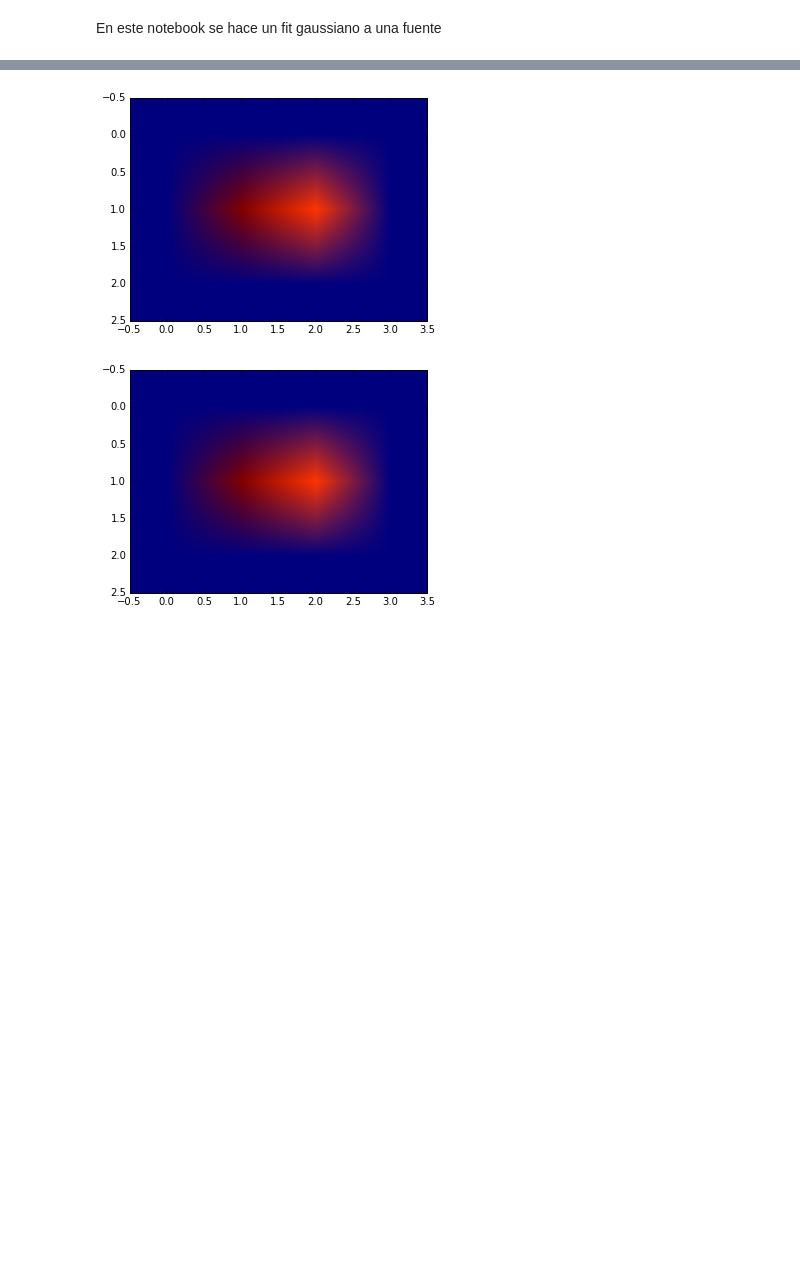
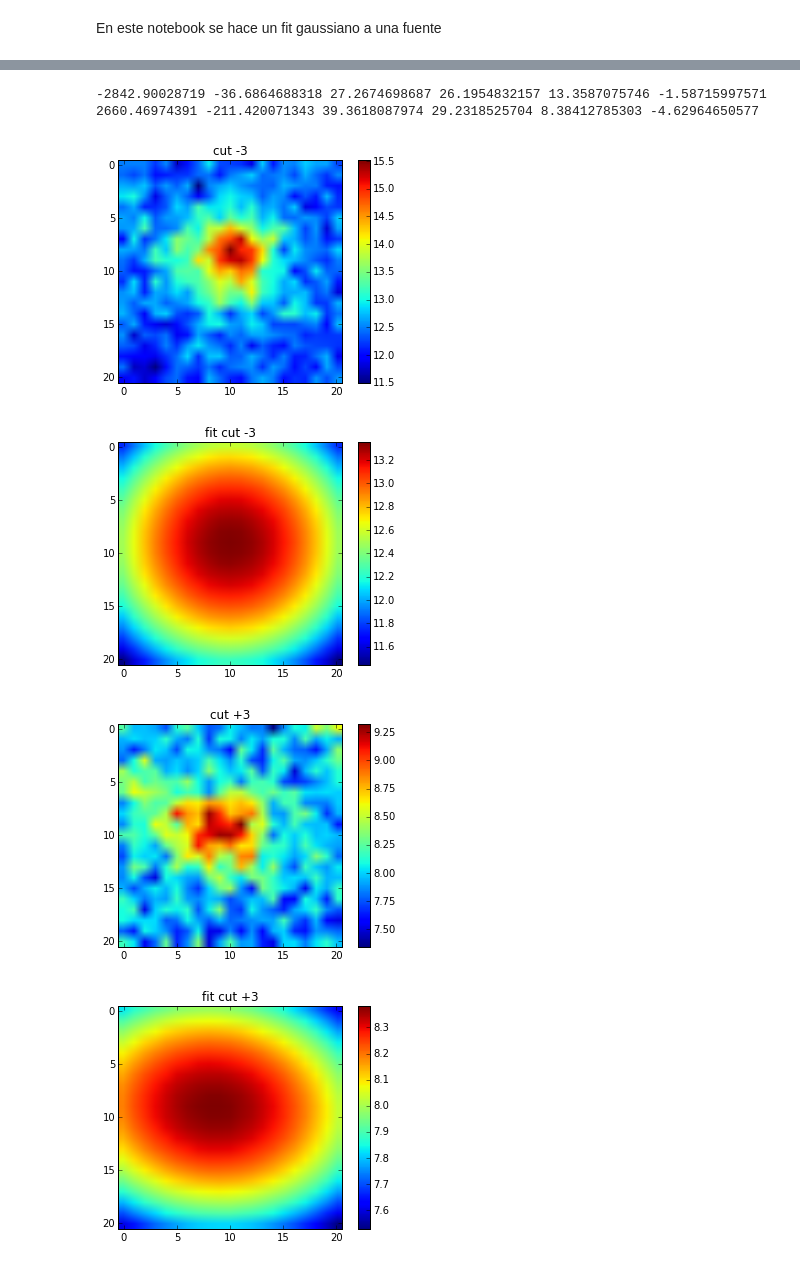
Before and after one commit to mariacamilaremolinagutierrez/MonitoriaInvestigacionLSST, a Jupyter notebook: ModeladoGaussiano.ipynb, the cells around one changed output, grey strips where cells are left out. Cells and saved outputs as stored; diff of their text form; code cells hidden in the pictures; blank space fills up the shorter version.

```diff
--- a/ModeladoGaussiano.ipynb
+++ b/ModeladoGaussiano.ipynb
@@ -140,11 +129,44 @@ print amax(recorte_fit)
-# %%
-imshow(recorte)
-show()
-close()
-
-imshow(recorte_fit)
-show()
-close()
-# %% [output]
-[figure, removed]
-[figure, removed]
+# %%
+cut_1_x_0, cut_1_y_0, cut_1_sigma_x, cut_1_sigma_y, cut_1_amplitude, cut_1_rotation = fit_gaussian(cut_1)
+cut_2_x_0, cut_2_y_0, cut_2_sigma_x, cut_2_sigma_y, cut_2_amplitude, cut_2_rotation = fit_gaussian(cut_2)
+
+print cut_1_x_0, cut_1_y_0, cut_1_sigma_x, cut_1_sigma_y, cut_1_amplitude, cut_1_rotation
+print cut_2_x_0, cut_2_y_0, cut_2_sigma_x, cut_2_sigma_y, cut_2_amplitude, cut_2_rotation
+# %% [output]
+-2842.90028719 -36.6864688318 27.2674698687 26.1954832157 13.3587075746 -1.58715997571
+2660.46974391 -211.420071343 39.3618087974 29.2318525704 8.38412785303 -4.62964650577
+# %%
+cut_1_rotgauss = gaussian(cut_1_x_0, cut_1_y_0, cut_1_sigma_x, cut_1_sigma_y, cut_1_amplitude, cut_1_rotation)
+cut_2_rotgauss = gaussian(cut_2_x_0, cut_2_y_0, cut_2_sigma_x, cut_2_sigma_y, cut_2_amplitude, cut_2_rotation)
+# %%
+cut_1_fit = cut_1_rotgauss(*indices(cut_1.shape))
+cut_2_fit = cut_2_rotgauss(*indices(cut_2.shape))
+# %%
+imshow(cut_1)
+colorbar()
+title('cut -3')
+show()
+close()
+
+imshow(cut_1_fit)
+colorbar()
+title('fit cut -3')
+show()
+close()
+
+imshow(cut_2)
+colorbar()
+title('cut +3')
+show()
+close()
+
+imshow(cut_2_fit)
+colorbar()
+title('fit cut +3')
+show()
+close()
+# %% [output]
+[figure, added]
+[figure, added]
+[figure, added]
+[figure, added]
```
Also changed, not shown: parts of 21 cells of this notebook, 2 other files.
